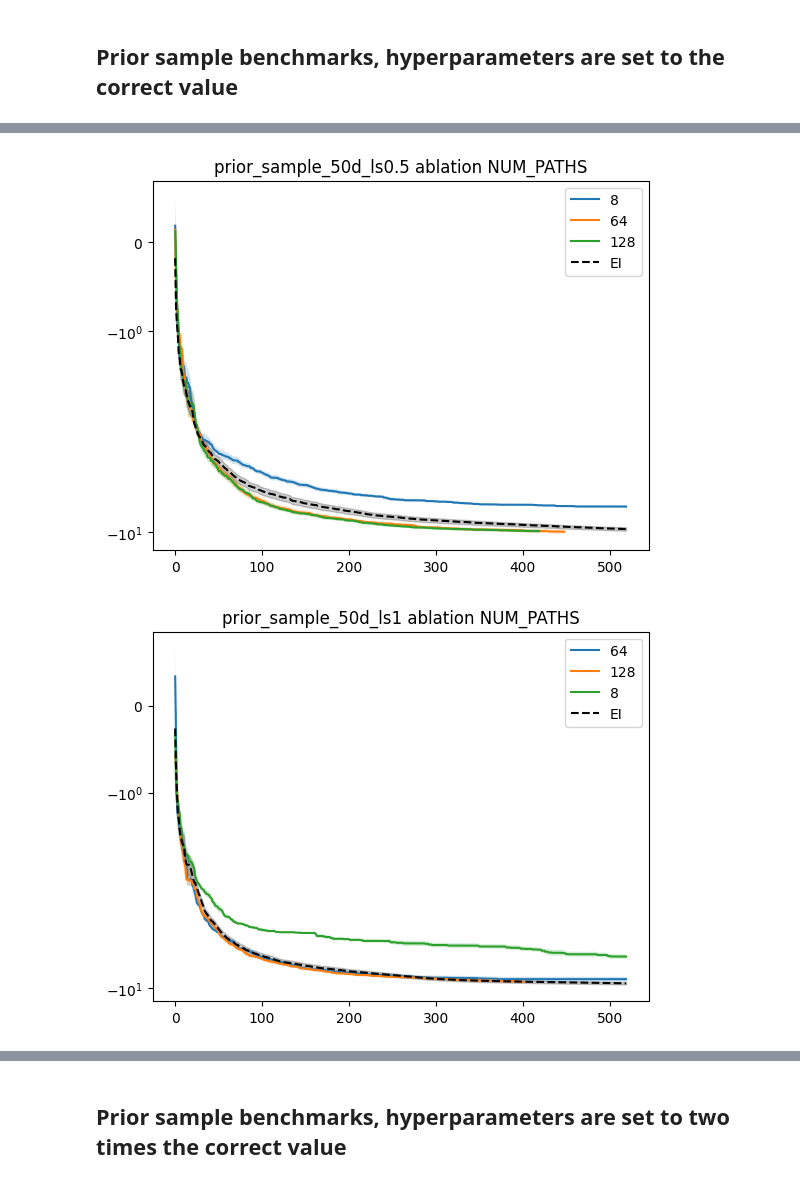
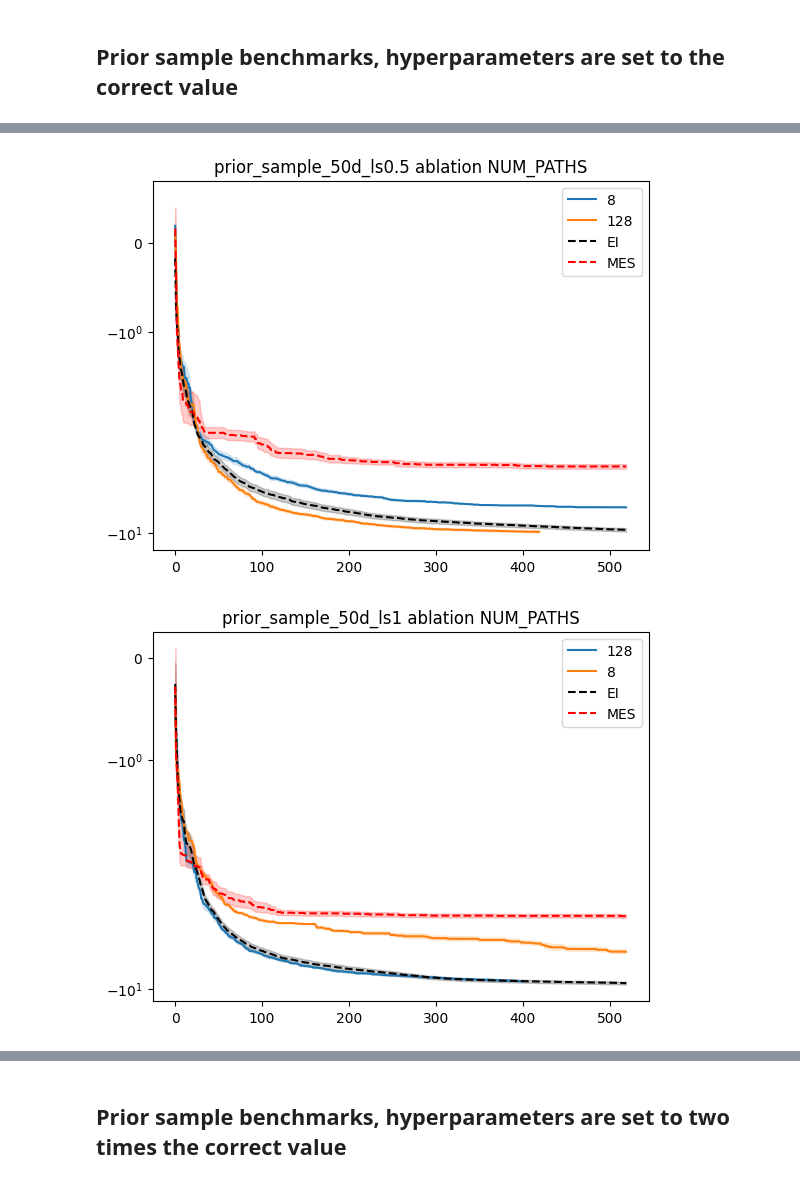
Before and after one commit to NUOJIN/variational-entropy-search, a Jupyter notebook: results_gamma_vs_ei.ipynb, the cells around one changed output, grey strips where cells are left out. Saved outputs shown, nothing was run; the diff lists cells and outputs as text; code cells hidden in the pictures.

```diff
--- a/results_gamma_vs_ei.ipynb
+++ b/results_gamma_vs_ei.ipynb
@@ -32,15 +32,17 @@ for benchmark in benchmarks:
         return args['clamp_min'] == 1e-10 \
             and args['sample_around_best'] == True \
             and args['acqf_raw_samples'] == 512 \
-            and args['num_paths'] == 64
+            and args['num_paths'] == 64 \
+            and args['num_iter'] == 50
 
 
     ei_dirs = [d for d in relevant_dirs if f'{d}/train_x_ei.npy' in glob.glob(f'{d}/*')]
+    mes_dirs = [d for d in relevant_dirs if f'{d}/train_x_mes.npy' in glob.glob(f'{d}/*')]
     # remove ei_dirs from relevant_dirs
     relevant_dirs = [d for d in relevant_dirs if d not in ei_dirs]
     relevant_dirs = [d for d in relevant_dirs if general_dir_match(json.load(open(f'{d}/args.json')))]
 
-    default_dirs = [d for d in relevant_dirs if def_dir_match(json.load(open(f'{d}/args.json')))]
+    default_dirs = [d for d in relevant_dirs if def_dir_match(json.load(open(f'{d}/args.json'))) and 'train_y_ves.npy' in d]
 
     # ablation NUM_PATHS
     fig, ax = plt.subplots()
@@ -61,6 +63,7 @@ for benchmark in benchmarks:
         ves_y_std = ves_y.std(axis=0)/ np.sqrt(len(ves_y))
         ax.plot(ves_y_mean, label=f'{json.load(open(f"{dirs[0]}/args.json"))["num_paths"]}')
         ax.fill_between(np.arange(len(ves_y_mean)), ves_y_mean-ves_y_std, ves_y_mean+ves_y_std, alpha=0.2)
+
     ei_y = [np.maximum.accumulate(np.load(f'{d}/train_y_ei.npy')) for d in ei_dirs]
     min_len = min([len(y) for y in ei_y])
     ei_y = [y[:min_len] for y in ei_y]
@@ -68,8 +71,19 @@ for benchmark in benchmarks:
     ei_y_mean = ei_y.mean(axis=0)
     ei_y_std = ei_y.std(axis=0)/ np.sqrt(len(ei_y))
 
+    mes_y = [np.maximum.accumulate(np.load(f'{d}/train_y_mes.npy')) for d in mes_dirs]
+    min_len = min([len(y) for y in mes_y])
+    mes_y = [y[:min_len] for y in mes_y]
+    mes_y = -np.stack(mes_y).squeeze(-1)
+    mes_y_mean = mes_y.mean(axis=0)
+    mes_y_std = mes_y.std(axis=0)/ np.sqrt(len(mes_y))
+
     ax.plot(ei_y_mean, label='EI', color='black', linestyle='--')
     ax.fill_between(np.arange(len(ei_y_mean)), ei_y_mean-ei_y_std, ei_y_mean+ei_y_std, alpha=0.2, color='black')
+
+    ax.plot(mes_y_mean, label='MES', color='red', linestyle='--')
+    ax.fill_between(np.arange(len(mes_y_mean)), mes_y_mean-mes_y_std, mes_y_mean+mes_y_std, alpha=0.2, color='red')
+
     ax.legend()
     ax.set_title(f'{benchmark} ablation NUM_PATHS')
     if benchmark == 'branin2':
@@ -117,15 +131,17 @@ for benchmark in benchmarks:
         return args['clamp_min'] == 1e-10 \
             and args['sample_around_best'] == True \
             and args['acqf_raw_samples'] == 512 \
-            and args['num_paths'] == 64
+            and args['num_paths'] == 64 \
+            and args['num_iter'] == 50
 
 
     ei_dirs = [d for d in relevant_dirs if f'{d}/train_x_ei.npy' in glob.glob(f'{d}/*')]
+    mes_dirs = [d for d in relevant_dirs if f'{d}/train_x_mes.npy' in glob.glob(f'{d}/*')]
     # remove ei_dirs from relevant_dirs
     relevant_dirs = [d for d in relevant_dirs if d not in ei_dirs]
     relevant_dirs = [d for d in relevant_dirs if general_dir_match(json.load(open(f'{d}/args.json')))]
 
-    default_dirs = [d for d in relevant_dirs if def_dir_match(json.load(open(f'{d}/args.json')))]
+    default_dirs = [d for d in relevant_dirs if def_dir_match(json.load(open(f'{d}/args.json'))) and 'train_y_ves.npy' in d]
 
     # ablation NUM_PATHS
     fig, ax = plt.subplots()
@@ -153,8 +169,19 @@ for benchmark in benchmarks:
     ei_y_mean = ei_y.mean(axis=0)
     ei_y_std = ei_y.std(axis=0)/ np.sqrt(len(ei_y))
 
+    mes_y = [np.maximum.accumulate(np.load(f'{d}/train_y_mes.npy')) for d in mes_dirs]
+    min_len = min([len(y) for y in mes_y])
+    mes_y = [y[:min_len] for y in mes_y]
+    mes_y = -np.stack(mes_y).squeeze(-1)
+    mes_y_mean = mes_y.mean(axis=0)
+    mes_y_std = mes_y.std(axis=0)/ np.sqrt(len(mes_y))
+
     ax.plot(ei_y_mean, label='EI', color='black', linestyle='--')
     ax.fill_between(np.arange(len(ei_y_mean)), ei_y_mean-ei_y_std, ei_y_mean+ei_y_std, alpha=0.2, color='black')
+
+    ax.plot(mes_y_mean, label='MES', color='red', linestyle='--')
+    ax.fill_between(np.arange(len(mes_y_mean)), mes_y_mean-mes_y_std, mes_y_mean+mes_y_std, alpha=0.2, color='red')
+
     ax.legend()
     ax.set_title(f'{benchmark} ablation NUM_PATHS')
     if benchmark == 'branin2':
@@ -170,2 +197,2 @@ for benchmark in benchmarks:
-[figure, old version]
+[figure, new version]
-[figure, old version]
+[figure, new version]
```
Also changed, not shown: parts of 5 cells of this notebook.
